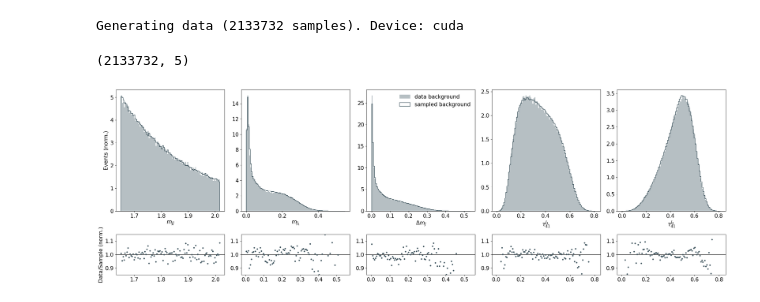
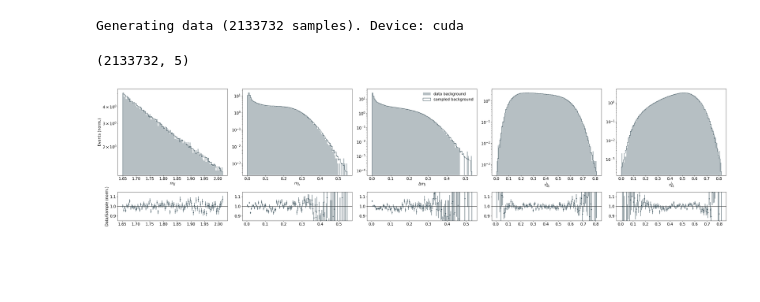
Before and after one commit to ewencedr/particle_fm, a Jupyter notebook: notebooks/40_generative_challenge.ipynb, the cells around one changed output. Drawn from its saved outputs; the diff is of its cells as text; code cells hidden in the pictures; blank space fills up the shorter version.

Commit message:
update plots for callbacks

```diff
--- a/notebooks/40_generative_challenge.ipynb
+++ b/notebooks/40_generative_challenge.ipynb
@@ -208,7 +209,7 @@ data, generation_time = generate_data_v2(
     cond=torch.Tensor(m_conditioning),
     preprocessing_pipeline=datamodule.preprocessing_pipeline,
     ode_solver="midpoint",
-    ode_steps=25,
+    ode_steps=200,
 )
 # %% [output]
 Generating data (2133732 samples). Device: cuda
@@ -224,39 +225,46 @@ label_map = {
     "0": r"$m_{jj}$",
     "1": r"$m_{J_1}$",
     "2": r"$\Delta m_J$",
     "3": r"$\tau_{41}^{J_1}$",
     "4": r"$\tau_{41}^{J_2}$",
 }
-fig, ax = plt.subplots(2, 5, figsize=(25, 8),gridspec_kw={"height_ratios": [3, 1]})
+fig, ax = plt.subplots(2, 5, figsize=(35, 8),gridspec_kw={"height_ratios": [3, 1]})
 for i in range(5):
     hist_data = ax[0,i].hist(innerdata_test[:,i],
                              bins=100, label="data background",
                              density=True, histtype="stepfilled")
     binning = hist_data[1]
     hist_samples = ax[0,i].hist(samples[:, i],
                  bins=binning, label="sampled background",
                  density=True, histtype="step")
-    data_hist = hist_data[0]
-    sample_hist = hist_samples[0]
+    #data_hist = hist_data[0]
+    #sample_hist = hist_samples[0]
+    data_hist = np.histogram(innerdata_test[:, i],
+                             bins=binning, density=False)[0]
+    sample_hist = np.histogram(samples[:, i],
+                               bins=binning, density=False)[0]
+
     data_scale_factor = np.sum(data_hist) * np.diff(binning)
     sample_scale_factor = np.sum(sample_hist) * np.diff(binning)
     if i == 2:
         ax[0,i].legend(loc="best", frameon=False)
     #ax[i].set_ylim(0, plt.gca().get_ylim()[1] * 1.2)
     ax[0,i].set_xlabel(f"{label_map[str(i)]}")
-
+    ax[0,i].set_yscale("log")
     with np.errstate(divide='ignore', invalid='ignore'):
         ax[1,i].axhline(1., color="black", linestyle="-", alpha=0.8)
         next(ax[1,i]._get_lines.prop_cycler)
-        ax[1,i].errorbar(0.5*(binning[:-1] + binning[1:]), data_hist / sample_hist * sample_scale_factor / data_scale_factor, linestyle="none", marker=".")#, yerr=np.sqrt(data_hist)/sample_hist * sample_scale_factor / data_scale_factor)
+        ax[1,i].errorbar(0.5*(binning[:-1] + binning[1:]), data_hist / sample_hist * sample_scale_factor / data_scale_factor, linestyle="none", marker=".", yerr=np.sqrt(data_hist)/sample_hist * sample_scale_factor / data_scale_factor)
         ax[1,i].set_ylim(0.85, 1.15)
+        #ax[1,i].set_ylim(0.3, 1.7)
+
     if i == 0:
         ax[0,i].set_ylabel("Events (norm.)")
         ax[1,i].set_ylabel("Data/Sample (norm.)")
 plt.tight_layout()
 plt.show()
 # %% [output]
-[figure, old version]
+[figure, new version]
 # %%
 for i in range(5):
     fig, (ax1, ax2) = plt.subplots(2, 1, gridspec_kw={"height_ratios": [3, 1]}, sharex=True)
```
Also changed, not shown: parts of 4 cells of this notebook, 3 other files.
